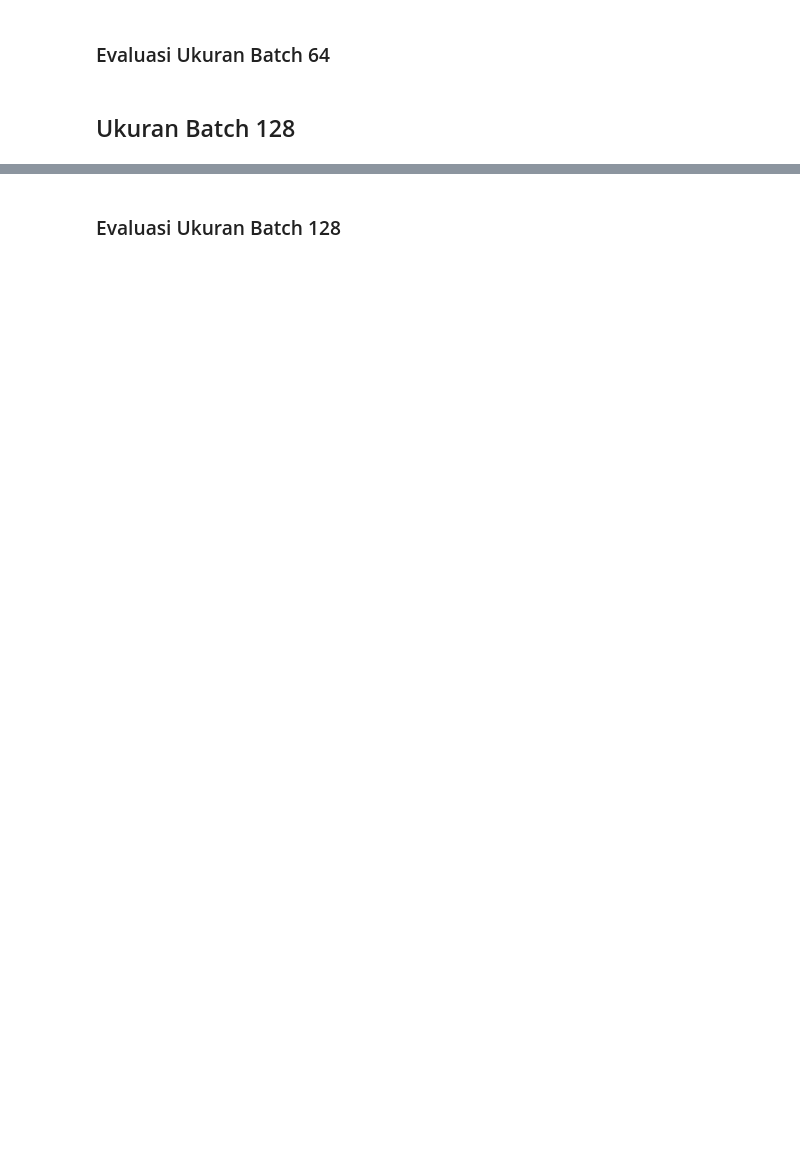
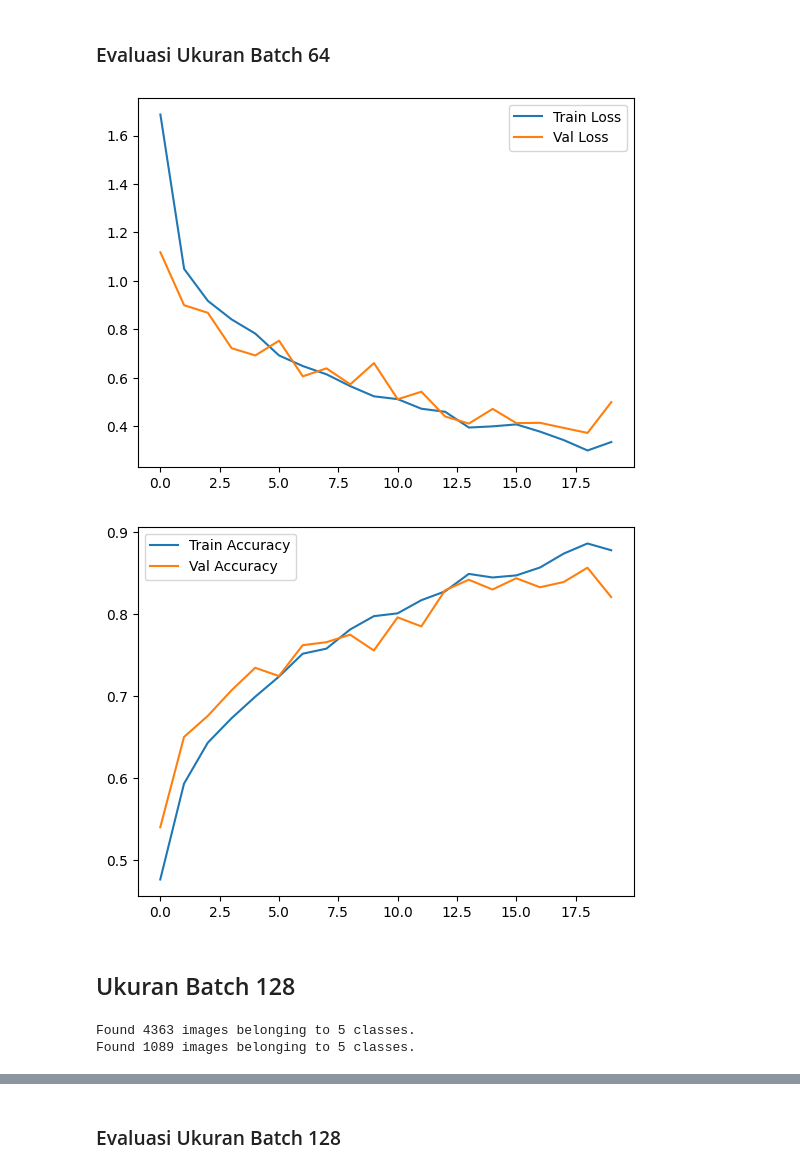
Before and after one commit to Dzakiyy-ah/Paddy-Gorontalo-Image-Classification, a Jupyter notebook: Real_Match.ipynb, the cells around one changed output, grey strips where cells are left out. Drawn from its saved outputs; the diff is of its cells as text; code cells hidden in the pictures; blank space fills up the shorter version.

```diff
--- a/Real_Match.ipynb
+++ b/Real_Match.ipynb
@@ -1027,7 +1167,7 @@ train_datagen = ImageDataGenerator(
 # %%
 train_generator = train_datagen.flow_from_directory(
     data_train,
-    # target_size=(64,64),
+    target_size=(150,150),
     batch_size=64,
     class_mode='categorical',
     subset='training'
@@ -1035,7 +1175,7 @@ train_generator = train_datagen.flow_from_directory(
 
 val_generator = train_datagen.flow_from_directory(
     data_train,
-    # target_size=(64,64),
+    target_size=(150,150),
     batch_size=64,
     class_mode='categorical',
     subset='validation'
@@ -1043,2 +1186,15 @@ val_generator = train_datagen.flow_from_directory(
+# %%
+model = tf.keras.models.Sequential([
+    tf.keras.layers.Conv2D(64, (3,3), activation='relu', input_shape=(150, 150, 3)),
+    tf.keras.layers.MaxPooling2D(2,2),
+    tf.keras.layers.Conv2D(128, (3,3), activation='relu'),
+    tf.keras.layers.MaxPooling2D(2,2),
+    # Flatten the results to feed into a DNN
+    tf.keras.layers.Flatten(),
+    # 512 neuron hidden layer
+    tf.keras.layers.Dense(512, activation='relu'),
+    tf.keras.layers.Dense(256, activation='relu'),
+    tf.keras.layers.Dense(5, activation='softmax')
+])
 # %%
 train_generator.classes
@@ -1045,7 +1203,7 @@ train_generator.classes
 # %%
 ImageFile.LOAD_TRUNCATED_IMAGES = True
 # %%
-model.compile(optimizer=tf.keras.optimizers.#rmsprop(learning_rate=0.1),
+model.compile(optimizer=tf.keras.optimizers.Adam(learning_rate=0.001),
               loss='categorical_crossentropy',
               metrics = ['accuracy'])
 # %%
@@ -1057,17 +1233,20 @@ history = model.fit(train_generator,
 # %% [markdown]
 ### Evaluasi Ukuran Batch 64
 # %%
-plt.plot(r.history['loss'], label='Train Loss')
-plt.plot(r.history['val_loss'], label='Val Loss')
+plt.plot(history.history['loss'], label='Train Loss')
+plt.plot(history.history['val_loss'], label='Val Loss')
 plt.legend()
 plt.show()
-plt.savefig(LossVal_loss_S402)
+# plt.savefig(LossVal_loss_S402)
 
-plt.plot(r.history['accuracy'], label='Train Accuracy')
-plt.plot(r.history['val_accuracy'], label='Val Accuracy')
+plt.plot(history.history['accuracy'], label='Train Accuracy')
+plt.plot(history.history['val_accuracy'], label='Val Accuracy')
 plt.legend()
 plt.show()
-plt.savefig(AccVal_acc_S402)
+# plt.savefig(AccVal_acc_S402)
+# %% [output]
+[figure, added]
+[figure, added]
 # %%
 from sklearn.metrics import classification_report
 
@@ -1091,16 +1270,19 @@ train_datagen = ImageDataGenerator(
 # %%
 train_generator = train_datagen.flow_from_directory(
     data_train,
-    # target_size=(128,128),
-    batch_size=64,
+    target_size=(150,150),
+    batch_size=128,
     class_mode='categorical',
     subset='training'
 )
 
 val_generator = train_datagen.flow_from_directory(
     data_train,
-    # target_size=(128,128),
-    batch_size=64,
+    target_size=(150,150),
+    batch_size=128,
     class_mode='categorical',
     subset='validation'
 )
+# %% [output]
+Found 4363 images belonging to 5 classes.
+Found 1089 images belonging to 5 classes.
```
Also changed, not shown: parts of 30 cells of this notebook.
